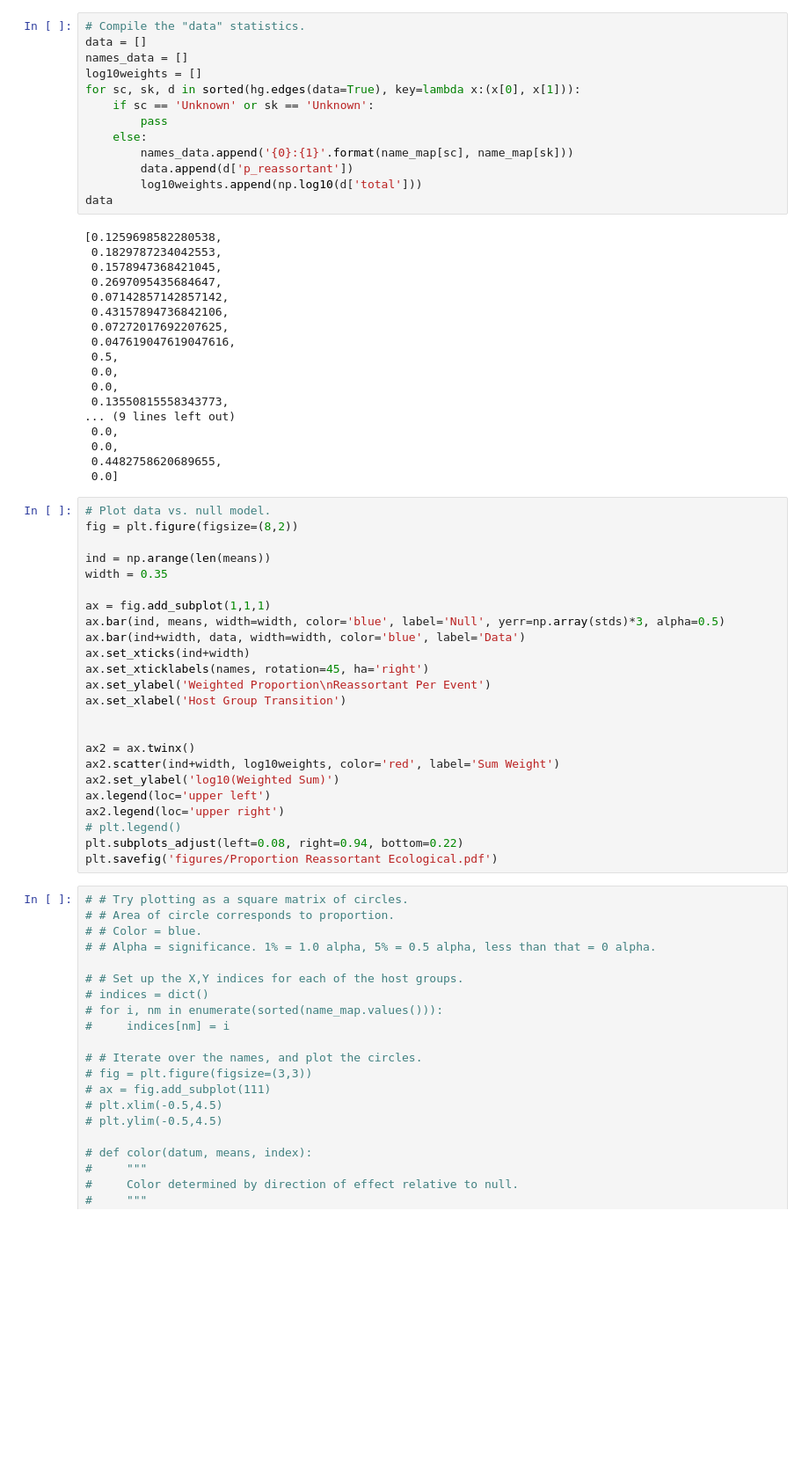
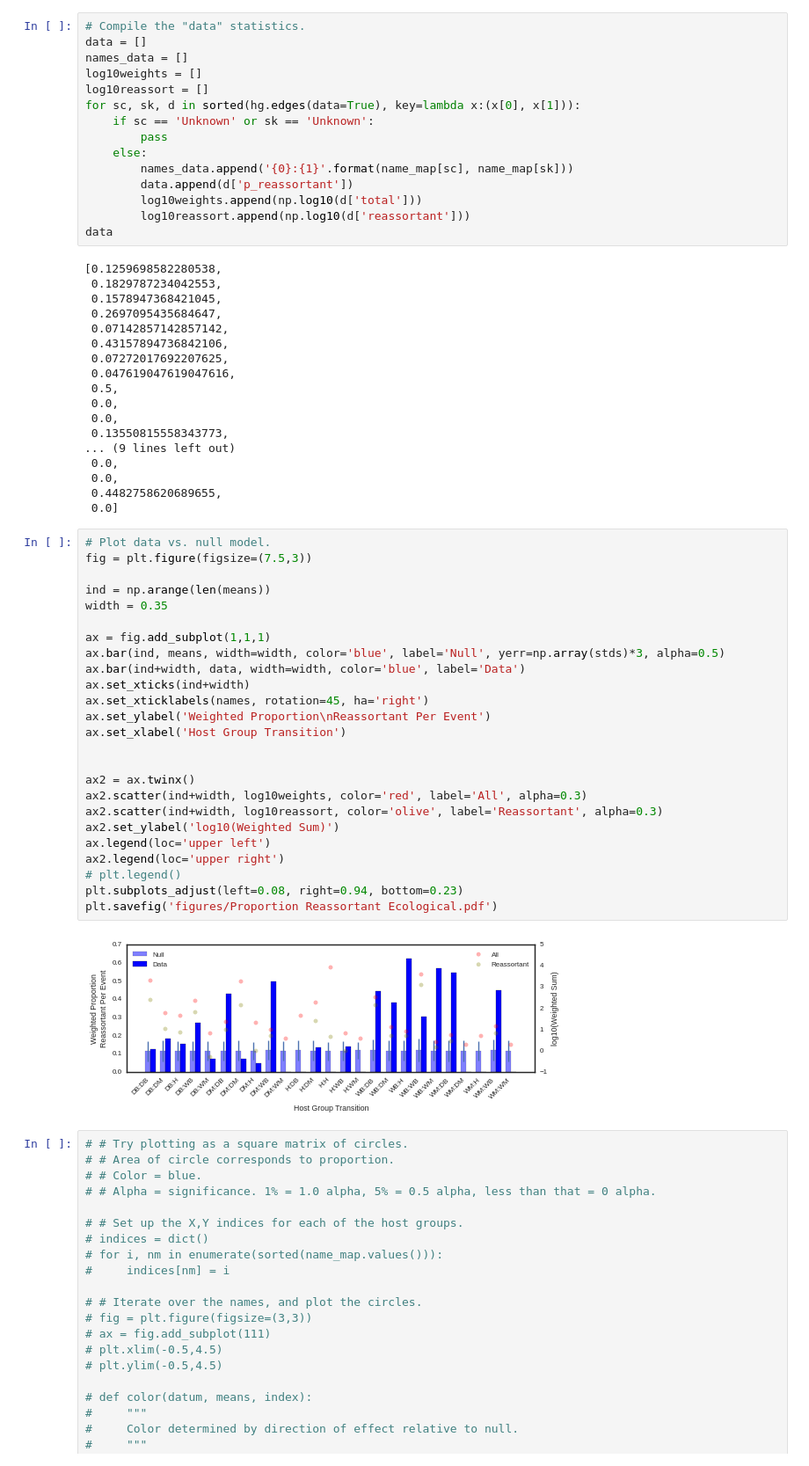
Before and after one commit to ericmjl/influenza-global-reassortment, a Jupyter notebook: Make Figure - Proportion Reassortant.ipynb, the cells around one changed output. Shown at 88% size. Drawn from its saved outputs; the diff is of its cells as text; blank space fills up the shorter version.

```diff
--- a/Make Figure - Proportion Reassortant.ipynb
+++ b/Make Figure - Proportion Reassortant.ipynb
@@ -322,6 +322,7 @@ percs
 data = []
 names_data = []
 log10weights = []
+log10reassort = []
 for sc, sk, d in sorted(hg.edges(data=True), key=lambda x:(x[0], x[1])):
     if sc == 'Unknown' or sk == 'Unknown':
         pass
@@ -329,6 +330,7 @@ for sc, sk, d in sorted(hg.edges(data=True), key=lambda x:(x[0], x[1])):
         names_data.append('{0}:{1}'.format(name_map[sc], name_map[sk]))
         data.append(d['p_reassortant'])
         log10weights.append(np.log10(d['total']))
+        log10reassort.append(np.log10(d['reassortant']))
 data
 # %% [output]
 [0.1259698582280538,
@@ -350,28 +352,31 @@ data
  0.0]
 # %%
 # Plot data vs. null model.
-fig = plt.figure(figsize=(8,2))
+fig = plt.figure(figsize=(7.5,3))
 
 ind = np.arange(len(means))
 width = 0.35
 
 ax = fig.add_subplot(1,1,1)
 ax.bar(ind, means, width=width, color='blue', label='Null', yerr=np.array(stds)*3, alpha=0.5)
 ax.bar(ind+width, data, width=width, color='blue', label='Data')
 ax.set_xticks(ind+width)
 ax.set_xticklabels(names, rotation=45, ha='right')
 ax.set_ylabel('Weighted Proportion\nReassortant Per Event')
 ax.set_xlabel('Host Group Transition')
 
 
 ax2 = ax.twinx()
-ax2.scatter(ind+width, log10weights, color='red', label='Sum Weight')
+ax2.scatter(ind+width, log10weights, color='red', label='All', alpha=0.3)
+ax2.scatter(ind+width, log10reassort, color='olive', label='Reassortant', alpha=0.3)
 ax2.set_ylabel('log10(Weighted Sum)')
 ax.legend(loc='upper left')
 ax2.legend(loc='upper right')
 # plt.legend()
-plt.subplots_adjust(left=0.08, right=0.94, bottom=0.22)
+plt.subplots_adjust(left=0.08, right=0.94, bottom=0.23)
 plt.savefig('figures/Proportion Reassortant Ecological.pdf')
+# %% [output]
+[figure, added]
 # %%
 # # Try plotting as a square matrix of circles.
 # # Area of circle corresponds to proportion.
```
Also changed, not shown: parts of 11 cells of this notebook, 1 other file.
